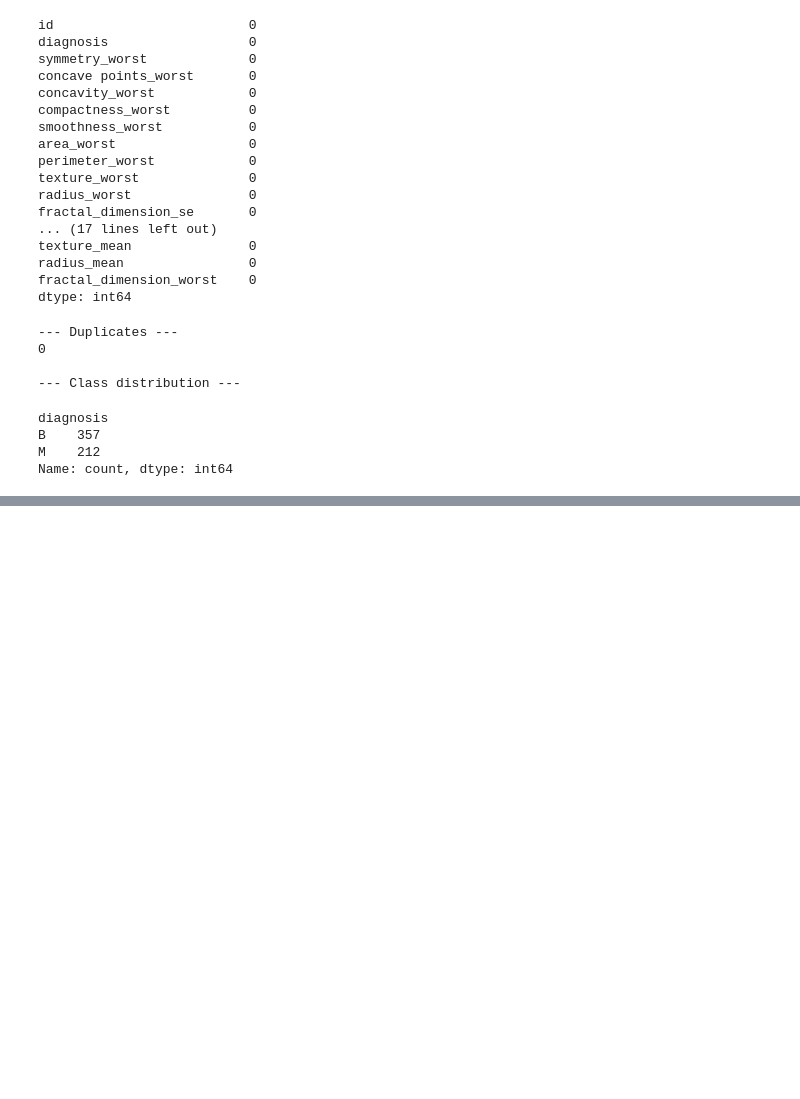
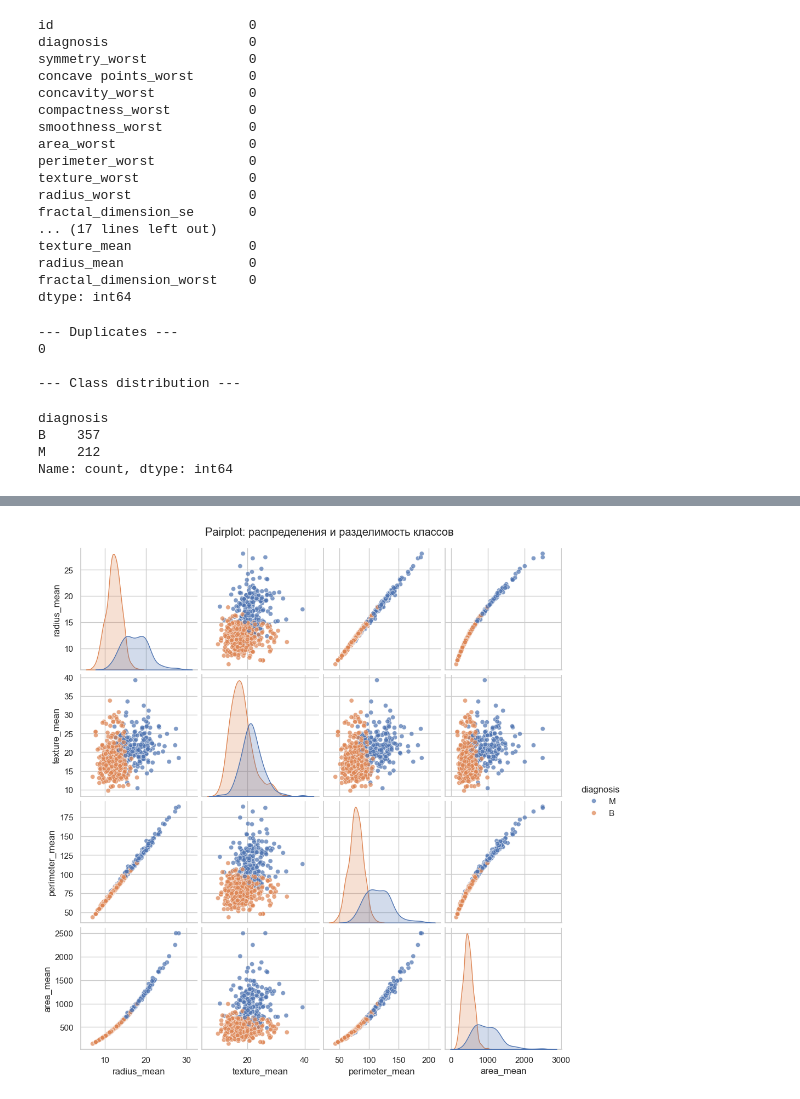
Before and after one commit to AlexKweb/ml-course-homeworks-2026, a Jupyter notebook: hw03_knn/hw03_knn.ipynb, the cells around one changed output, grey strips where cells are left out. Saved outputs shown, nothing was run; the diff lists cells and outputs as text; code cells hidden in the pictures; blank space fills up the shorter version.

```diff
--- a/hw03_knn/hw03_knn.ipynb
+++ b/hw03_knn/hw03_knn.ipynb
@@ -144,3 +150,28 @@ Name: count, dtype: int64
+# %%
+# Pairplot
+# Берем 4 признака: если каких-то нет, подставим первые доступные числовые
+preferred_cols = ['radius_mean', 'texture_mean', 'perimeter_mean', 'area_mean']
+available_num_cols = [c for c in df.select_dtypes(include=np.number).columns if c != 'id']
+plot_cols = [c for c in preferred_cols if c in available_num_cols]
+
+if len(plot_cols) < 4:
+    extra = [c for c in available_num_cols if c not in plot_cols]
+    plot_cols = (plot_cols + extra)[:4]
+
+pairplot_df = df[plot_cols + [TARGET_COL]].copy()
+
+sns.pairplot(
+    pairplot_df,
+    vars=plot_cols,
+    hue=TARGET_COL,
+    diag_kind='kde',
+    corner=False,
+    plot_kws={'alpha': 0.7, 's': 35},
+)
+plt.suptitle('Pairplot: распределения и разделимость классов', y=1.02)
+plt.show()
+# %% [output]
+[figure, added]
 # %%
 # 3) Train/test split + список признаков
 X = df.drop(columns=[TARGET_COL])
```
Also changed, not shown: parts of 12 cells of this notebook, 1 other file.
